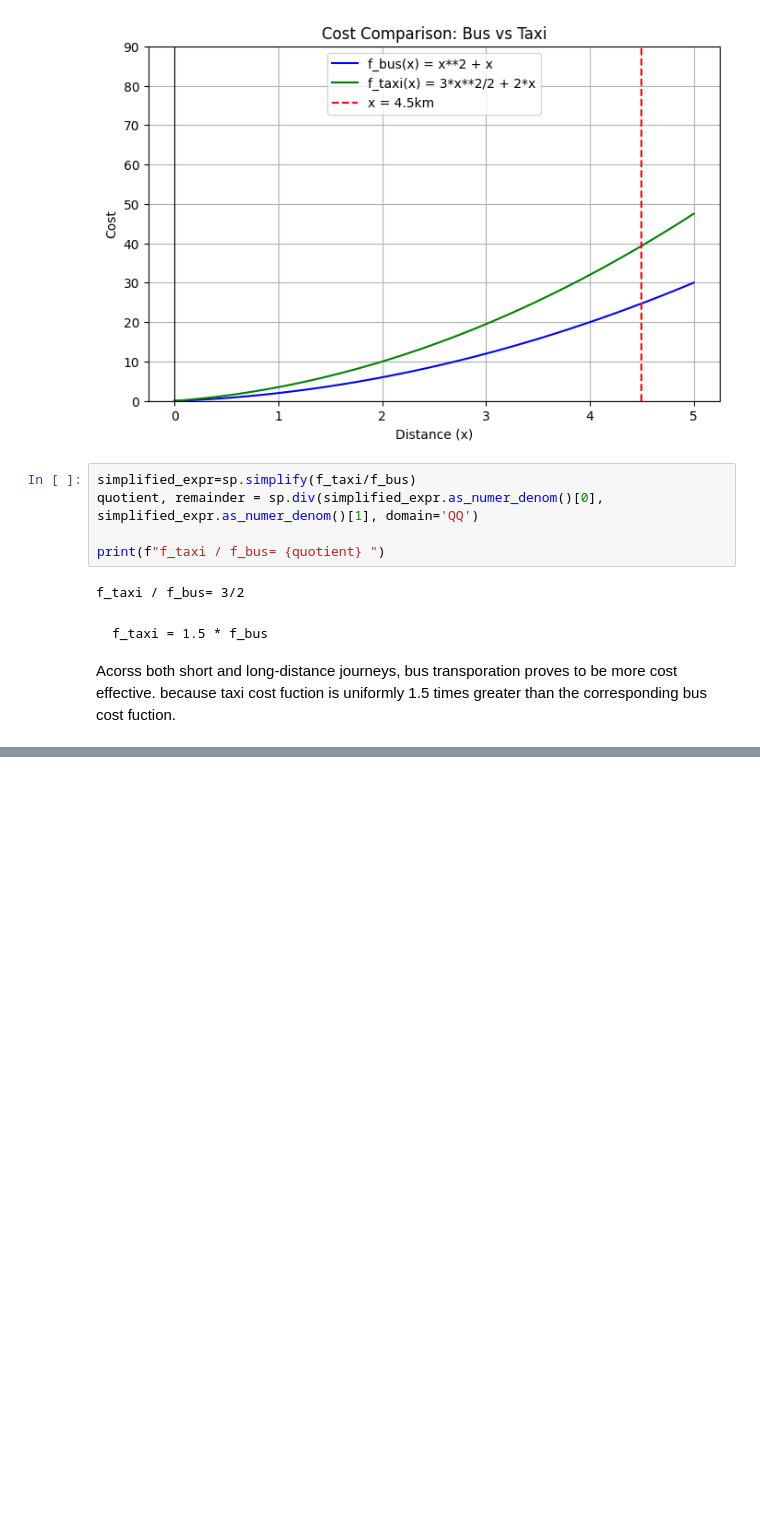
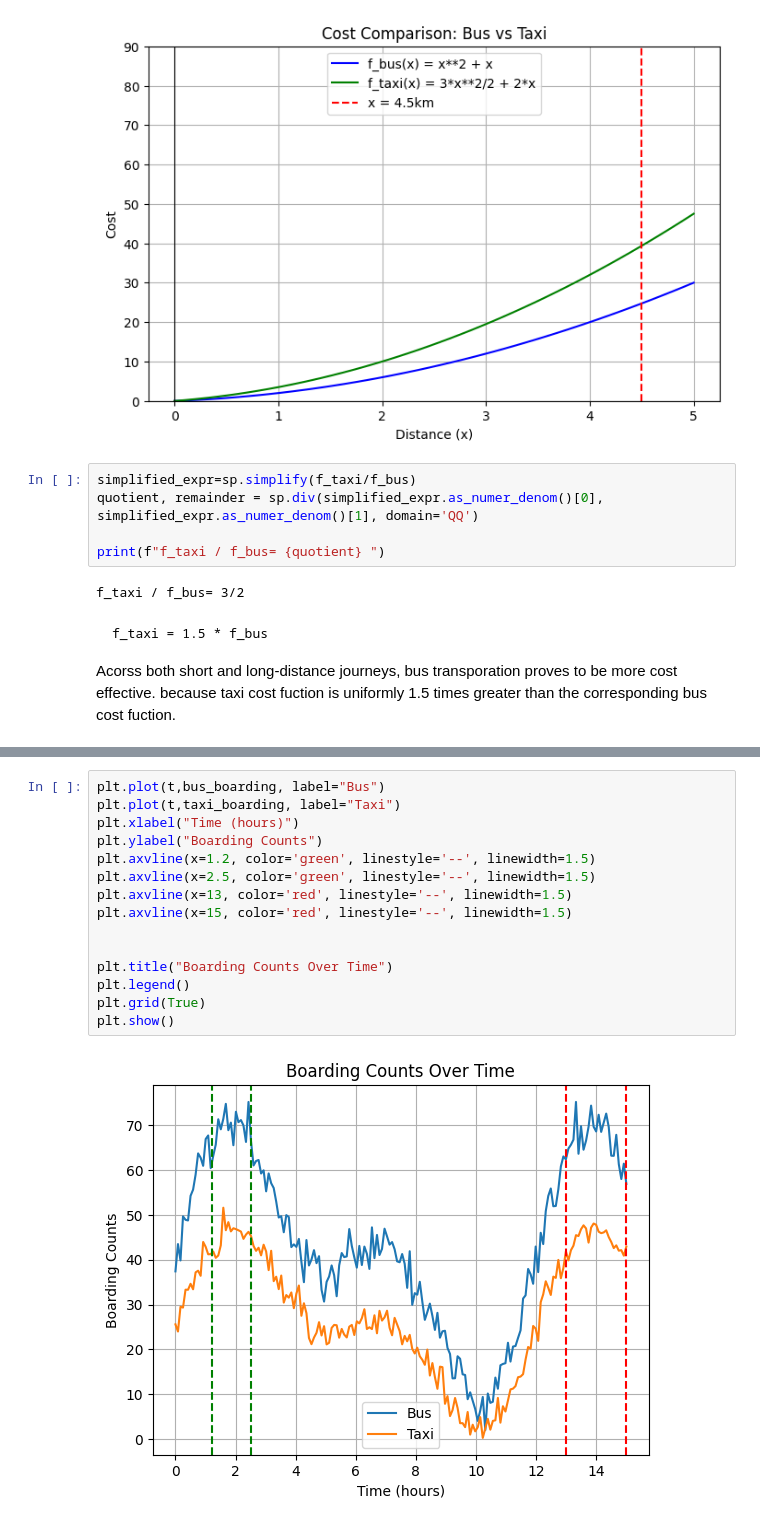
Before and after one commit to Chanura04/Maths-CW, a Jupyter notebook: 20240955.ipynb, the cells around one changed output, grey strips where cells are left out. Cells and saved outputs as stored; diff of their text form; blank space fills up the shorter version.

```diff
--- a/20240955.ipynb
+++ b/20240955.ipynb
@@ -190,0 +300,17 @@ Acorss both short and long-distance journeys, bus transporation proves to be mor
+# %%
+plt.plot(t,bus_boarding, label="Bus")
+plt.plot(t,taxi_boarding, label="Taxi")
+plt.xlabel("Time (hours)")
+plt.ylabel("Boarding Counts")
+plt.axvline(x=1.2, color='green', linestyle='--', linewidth=1.5)
+plt.axvline(x=2.5, color='green', linestyle='--', linewidth=1.5)
+plt.axvline(x=13, color='red', linestyle='--', linewidth=1.5)
+plt.axvline(x=15, color='red', linestyle='--', linewidth=1.5)
+
+
+plt.title("Boarding Counts Over Time")
+plt.legend()
+plt.grid(True)
+plt.show()
+# %% [output]
+[figure, added]
```
Also changed, not shown: parts of 30 cells of this notebook.
